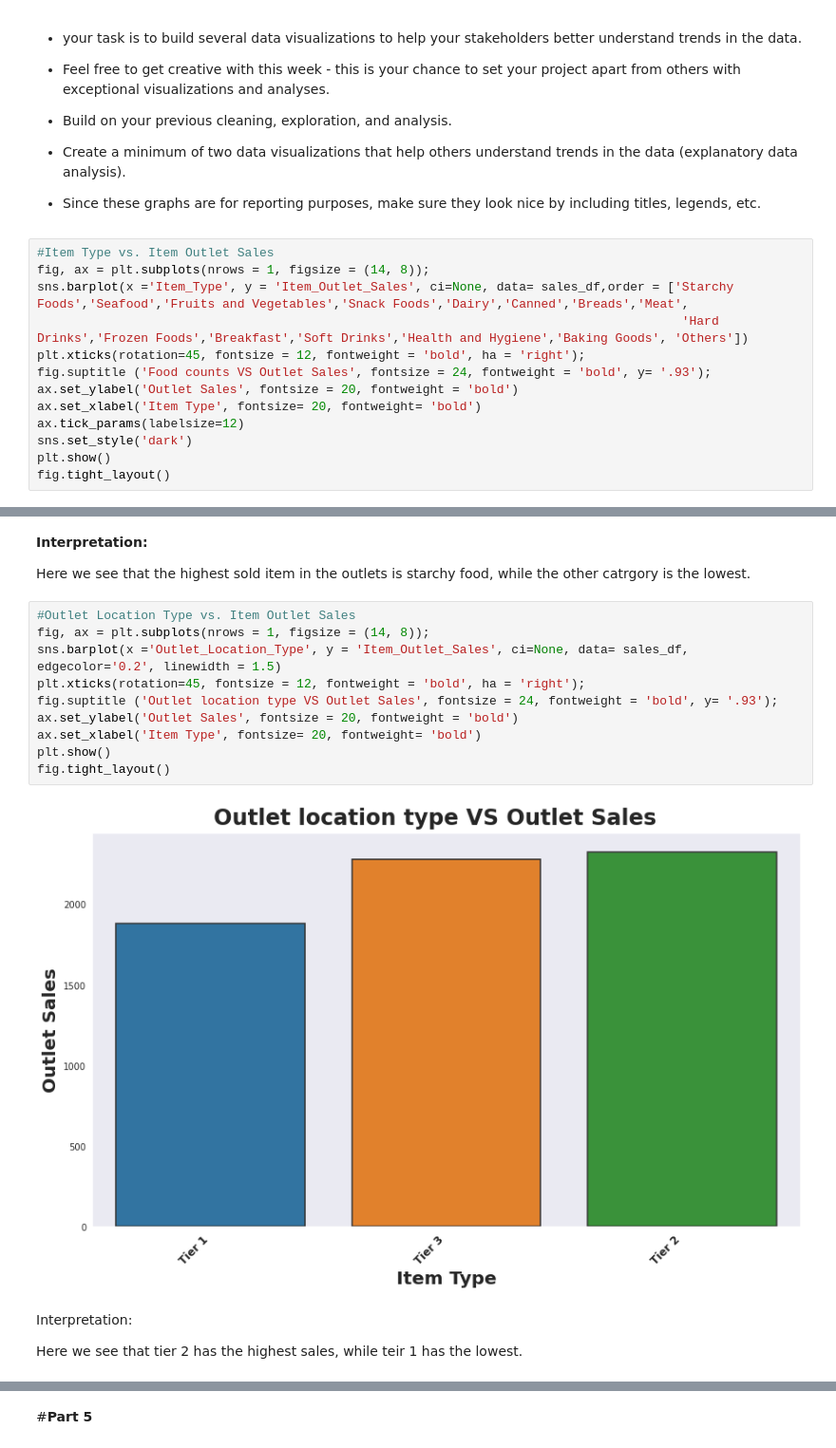
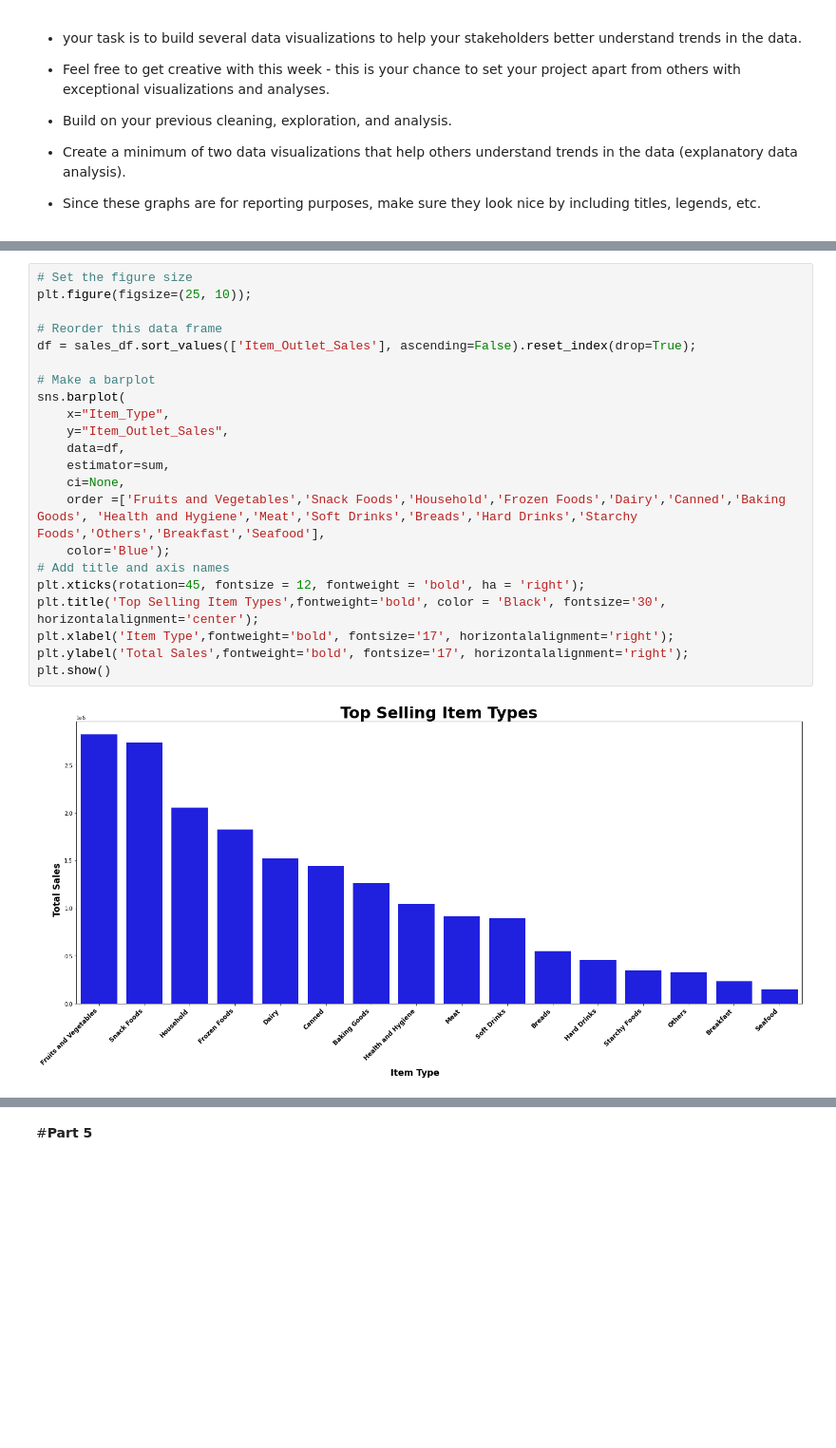
Before and after one commit to JoeBwonKenobi/My-Coding-Projects-Coding-Dojo-, a Jupyter notebook: Joe_Lardie__Core_Project_Final.ipynb, the cells around one changed output, grey strips where cells are left out. Shown: that part at 95% size. Saved outputs shown, nothing was run; the diff lists cells and outputs as text; blank space fills up the shorter version.

```diff
--- a/Joe_Lardie__Core_Project_Final.ipynb
+++ b/Joe_Lardie__Core_Project_Final.ipynb
@@ -419,16 +419,3 @@ sns.heatmap(corr, cmap = 'Oranges');
 
 - Create a minimum of two data visualizations that help others understand trends in the data (explanatory data analysis).
 - Since these graphs are for reporting purposes, make sure they look nice by including titles, legends, etc.
-# %%
-#Item Type vs. Item Outlet Sales
-fig, ax = plt.subplots(nrows = 1, figsize = (14, 8));
-sns.barplot(x ='Item_Type', y = 'Item_Outlet_Sales', ci=None, data= sales_df,order = ['Starchy Foods','Seafood','Fruits and Vegetables','Snack Foods','Dairy','Canned','Breads','Meat',
-                                                                                       'Hard Drinks','Frozen Foods','Breakfast','Soft Drinks','Health and Hygiene','Baking Goods', 'Others'])
-plt.xticks(rotation=45, fontsize = 12, fontweight = 'bold', ha = 'right');
-fig.suptitle ('Food counts VS Outlet Sales', fontsize = 24, fontweight = 'bold', y= '.93');
-ax.set_ylabel('Outlet Sales', fontsize = 20, fontweight = 'bold')
-ax.set_xlabel('Item Type', fontsize= 20, fontweight= 'bold')
-ax.tick_params(labelsize=12)
-sns.set_style('dark')
-plt.show()
-fig.tight_layout()
@@ -437,20 +422,24 @@ fig.tight_layout()
-# %% [markdown]
-**Interpretation:**
-
-Here we see that the highest sold item in the outlets is starchy food, while the other catrgory is the lowest.
-# %%
-#Outlet Location Type vs. Item Outlet Sales
-fig, ax = plt.subplots(nrows = 1, figsize = (14, 8));
-sns.barplot(x ='Outlet_Location_Type', y = 'Item_Outlet_Sales', ci=None, data= sales_df, edgecolor='0.2', linewidth = 1.5)
-plt.xticks(rotation=45, fontsize = 12, fontweight = 'bold', ha = 'right');
-fig.suptitle ('Outlet location type VS Outlet Sales', fontsize = 24, fontweight = 'bold', y= '.93');
-ax.set_ylabel('Outlet Sales', fontsize = 20, fontweight = 'bold')
-ax.set_xlabel('Item Type', fontsize= 20, fontweight= 'bold')
-plt.show()
-fig.tight_layout()
-# %% [output]
-[figure, removed]
-# %% [markdown]
-Interpretation:
-
-Here we see that tier 2 has the highest sales, while teir 1 has the lowest.
+# %%
+# Set the figure size
+plt.figure(figsize=(25, 10));
+
+# Reorder this data frame
+df = sales_df.sort_values(['Item_Outlet_Sales'], ascending=False).reset_index(drop=True);
+
+# Make a barplot
+sns.barplot(
+    x="Item_Type",
+    y="Item_Outlet_Sales",
+    data=df,
+    estimator=sum,
+    ci=None,
+    order =['Fruits and Vegetables','Snack Foods','Household','Frozen Foods','Dairy','Canned','Baking Goods', 'Health and Hygiene','Meat','Soft Drinks','Breads','Hard Drinks','Starchy Foods','Others','Breakfast','Seafood'],
+    color='Blue');
+# Add title and axis names
+plt.xticks(rotation=45, fontsize = 12, fontweight = 'bold', ha = 'right');
+plt.title('Top Selling Item Types',fontweight='bold', color = 'Black', fontsize='30', horizontalalignment='center');
+plt.xlabel('Item Type',fontweight='bold', fontsize='17', horizontalalignment='right');
+plt.ylabel('Total Sales',fontweight='bold', fontsize='17', horizontalalignment='right');
+plt.show()
+# %% [output]
+[figure, added]
```
Also changed, not shown: parts of 12 cells of this notebook.
